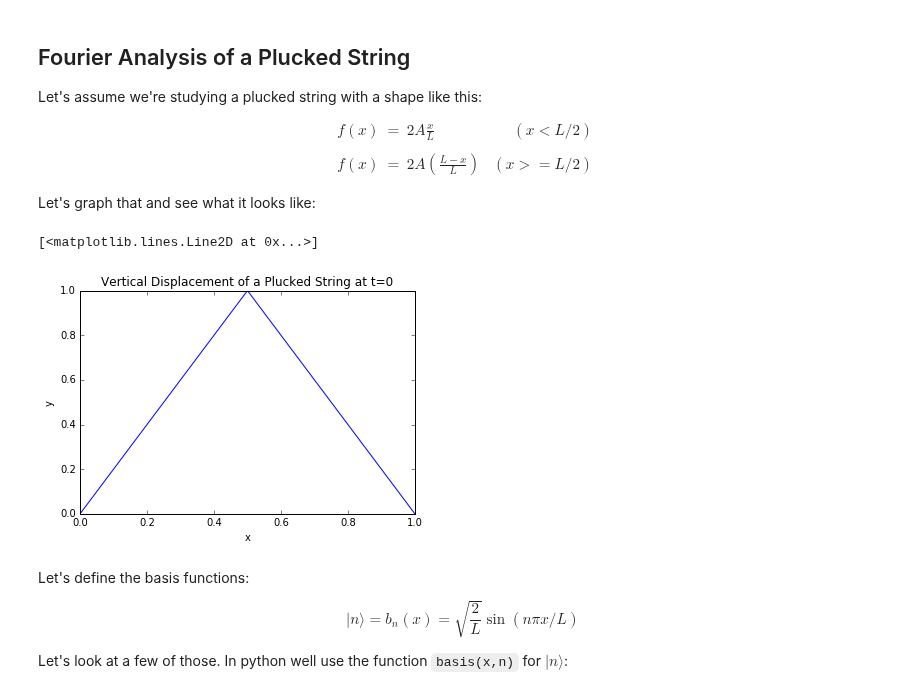
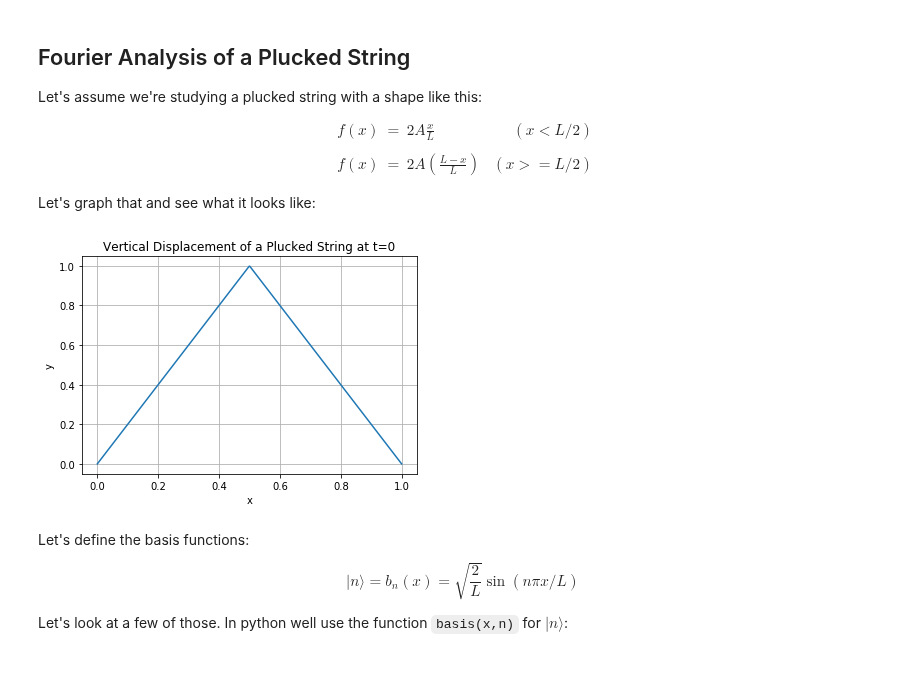
Before and after one commit to sspickle/sci-comp-notebooks, a Jupyter notebook: P11-FourierSeries.ipynb, the cells around one changed output. Drawn from its saved outputs; the diff is of its cells as text; code cells hidden in the pictures; blank space fills up the shorter version.

```diff
--- a/P11-FourierSeries.ipynb
+++ b/P11-FourierSeries.ipynb
@@ -18,31 +18,31 @@ Let's graph that and see what it looks like:
 # %%
 L=1.0
 N=500  # make sure N is even for simpson's rule
 A=1.0
 
 def fLeft(x):
     return 2*A*x/L
 
 def fRight(x):
     return 2*A*(L-x)/L
 
 def fa_vec(x):
     """
     vector version
     'where(cond, A, B)', returns A when cond is true and B when cond is false.
     """
-    return where(x<L/2, fLeft(x), fRight(x))
+    return np.where(x<L/2, fLeft(x), fRight(x))
 
-x=linspace(0,L,N)  # define the 'x' array
+x=np.linspace(0,L,N)  # define the 'x' array
 h=x[1]-x[0]        # get x spacing
 y=fa_vec(x)
-title("Vertical Displacement of a Plucked String at t=0")
-xlabel("x")
-ylabel("y")
-plot(x,y)
+pl.title("Vertical Displacement of a Plucked String at t=0")
+pl.xlabel("x")
+pl.ylabel("y")
+pl.plot(x,y)
+pl.grid()
 # %% [output]
-[<matplotlib.lines.Line2D at 0x...>]
-[figure, old version]
+[figure, new version]
 # %% [markdown]
 Let's define the basis functions:
 
```
Also changed, not shown: parts of 4 cells of this notebook.
